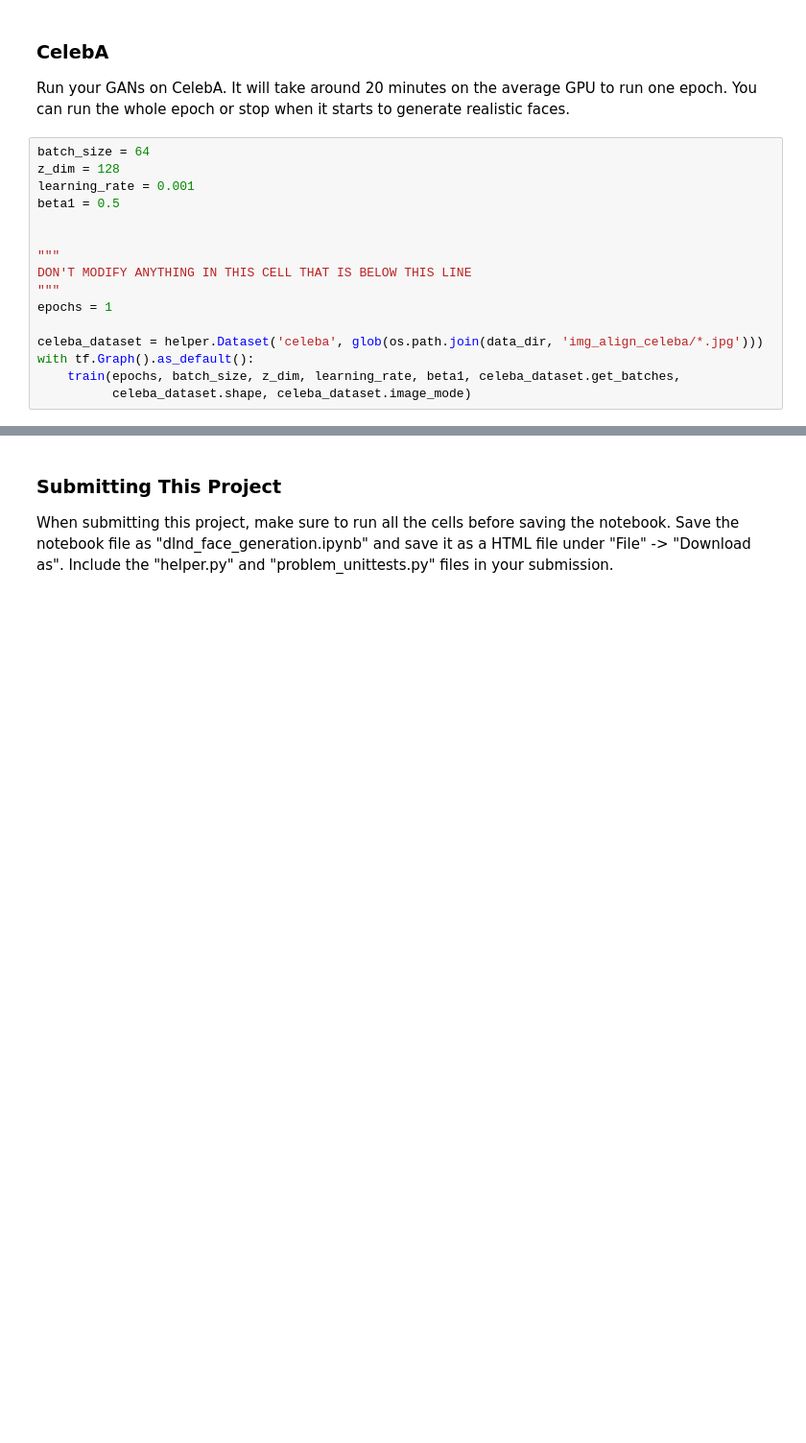
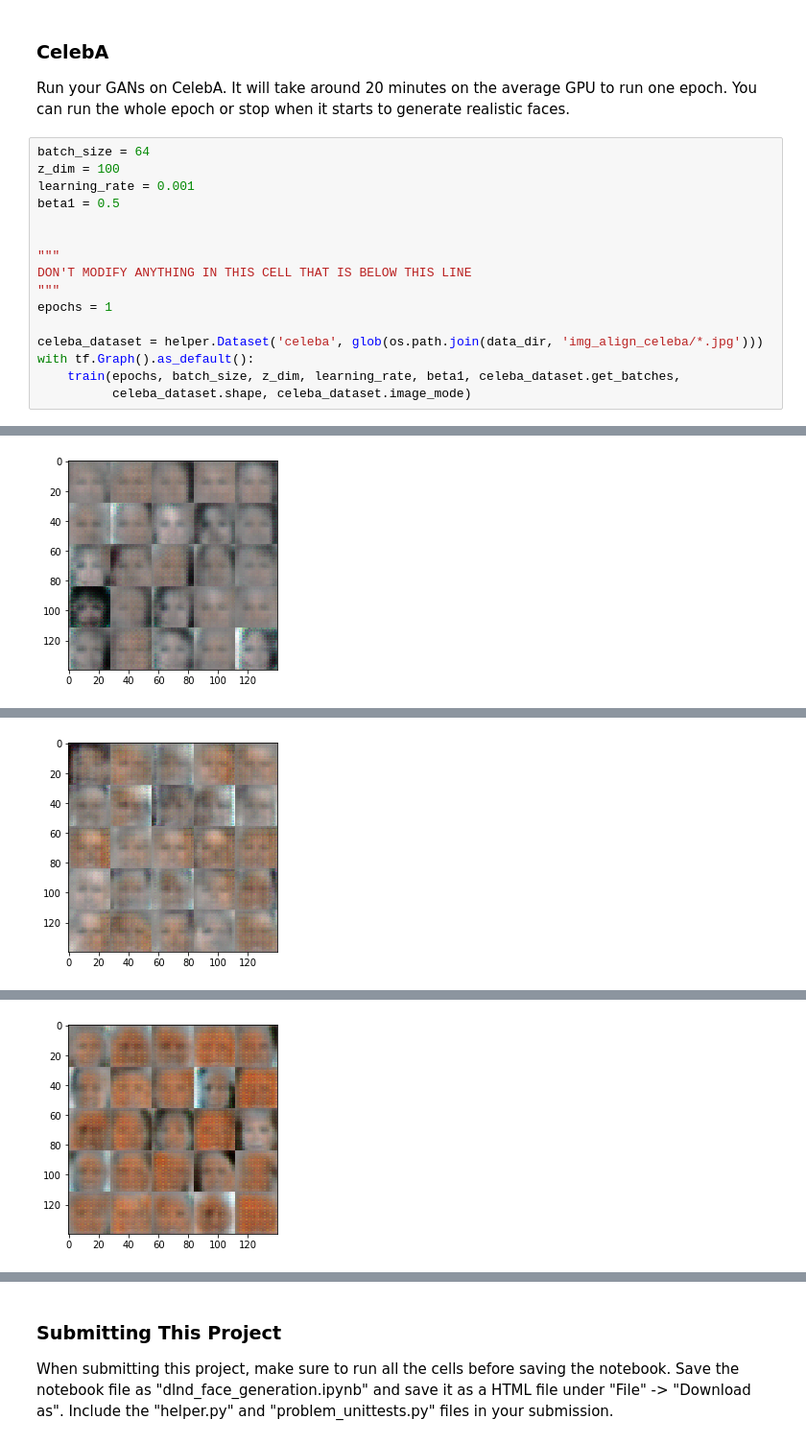
Before and after one commit to Machine-Learning-Papers/deep-learning-nanodegree, a Jupyter notebook: part4-gan/project5/face_generation/dlnd_face_generation.ipynb, the cells around one changed output, grey strips where cells are left out. Shown at 96% size. Drawn from its saved outputs; the diff is of its cells as text; blank space fills up the shorter version.

```diff
--- a/part4-gan/project5/face_generation/dlnd_face_generation.ipynb
+++ b/part4-gan/project5/face_generation/dlnd_face_generation.ipynb
@@ -386,7 +488,7 @@ AttributeError: 'numpy.ndarray' object has no attribute 'get_shape'
 Run your GANs on CelebA.  It will take around 20 minutes on the average GPU to run one epoch.  You can run the whole epoch or stop when it starts to generate realistic faces.
 # %%
 batch_size = 64
-z_dim = 128
+z_dim = 100
 learning_rate = 0.001
 beta1 = 0.5
 
@@ -400,3 +502,4 @@ celeba_dataset = helper.Dataset('celeba', glob(os.path.join(data_dir, 'img_align
 with tf.Graph().as_default():
     train(epochs, batch_size, z_dim, learning_rate, beta1, celeba_dataset.get_batches,
           celeba_dataset.shape, celeba_dataset.image_mode)
+# %% [output]
@@ -402,0 +516 @@ with tf.Graph().as_default():
+[figure, added]
@@ -402,0 +527 @@ with tf.Graph().as_default():
+[figure, added]
@@ -402,0 +538 @@ with tf.Graph().as_default():
+[figure, added]
```
Also changed, not shown: parts of 8 cells of this notebook.
